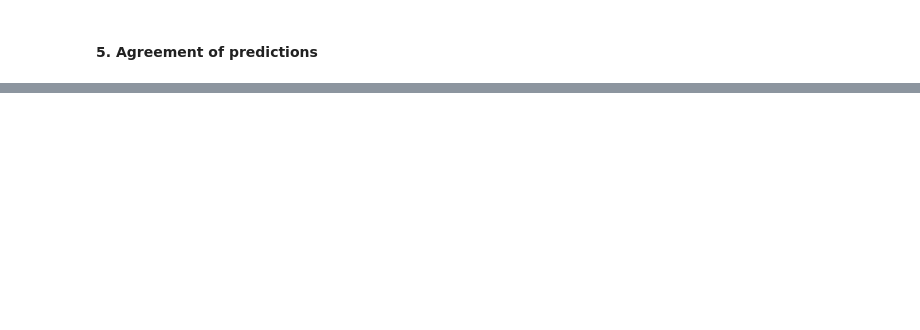
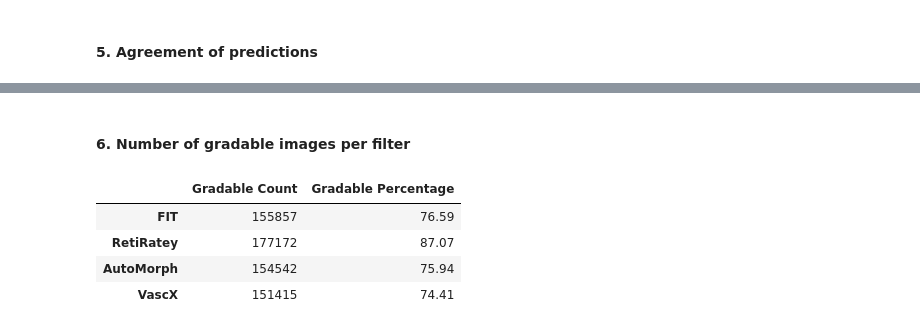
Before and after one commit to berenslab/nako-eye, a Jupyter notebook: preprocess/quality_grading.ipynb, the cells around one changed output, grey strips where cells are left out. Saved outputs shown, nothing was run; the diff lists cells and outputs as text; code cells hidden in the pictures; blank space fills up the shorter version.

```diff
--- a/preprocess/quality_grading.ipynb
+++ b/preprocess/quality_grading.ipynb
@@ -345,3 +376,19 @@ ax.tick_params(axis='x', labelsize=12)
 # ax.set_title('Agreement between quality filters (%)')
 plt.tight_layout()
 fig.savefig('plots/quality_agreement.svg')
+# %% [markdown]
+#### 6. Number of gradable images per filter
+# %%
+cols = ['FIT', 'RetiRatey', 'AutoMorph', 'VascX']
+df_ngradable = pd.DataFrame({
+    "Gradable Count": df_combined[cols].sum(),
+    "Gradable Percentage": 100 * df_combined[cols].sum() / n_images
+})
+
+df_ngradable
+# %% [output]
+|  | Gradable Count | Gradable Percentage |
+| FIT | 155857 | 76.59 |
+| RetiRatey | 177172 | 87.07 |
+| AutoMorph | 154542 | 75.94 |
+| VascX | 151415 | 74.41 |
```
Also changed, not shown: parts of 4 cells of this notebook.
